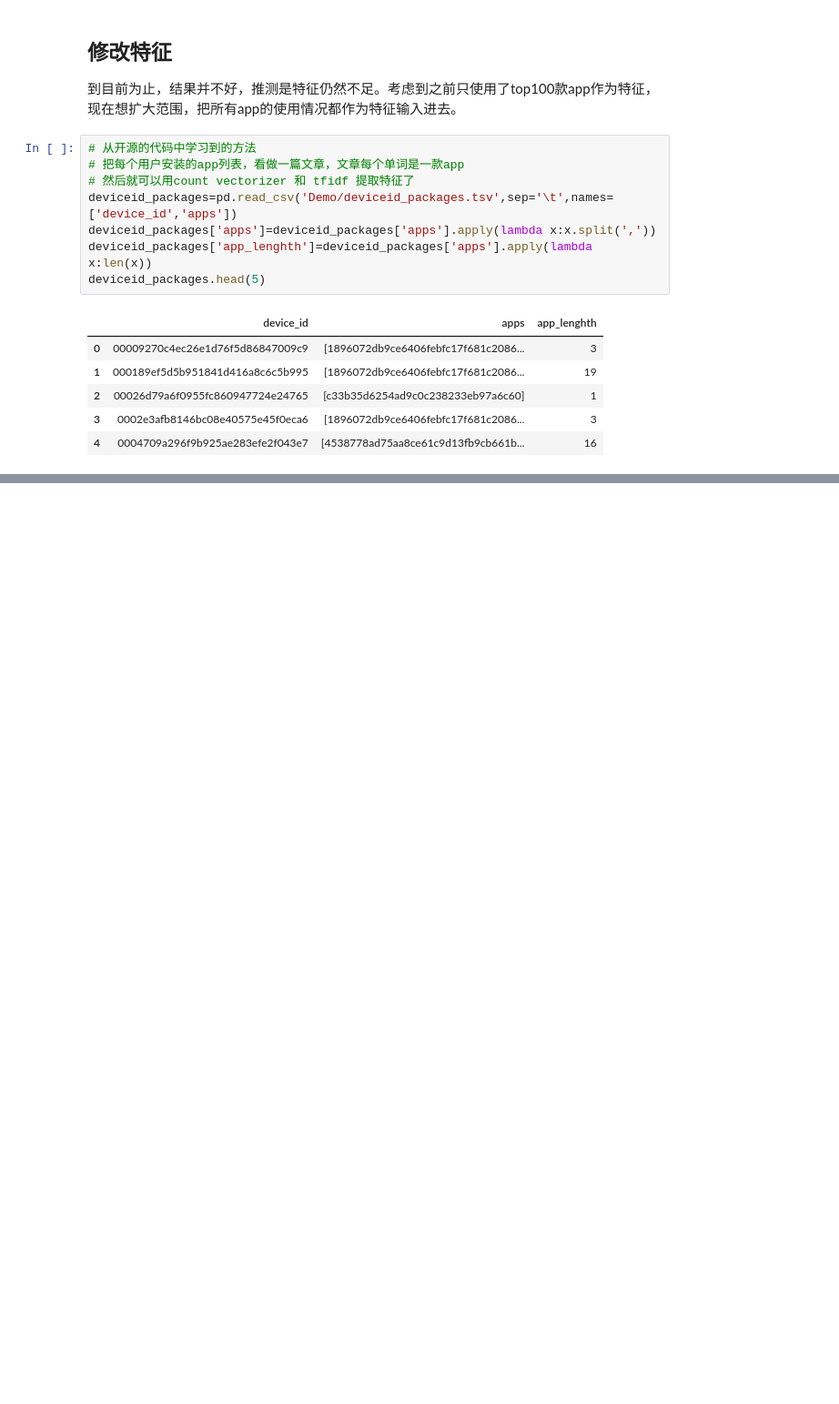
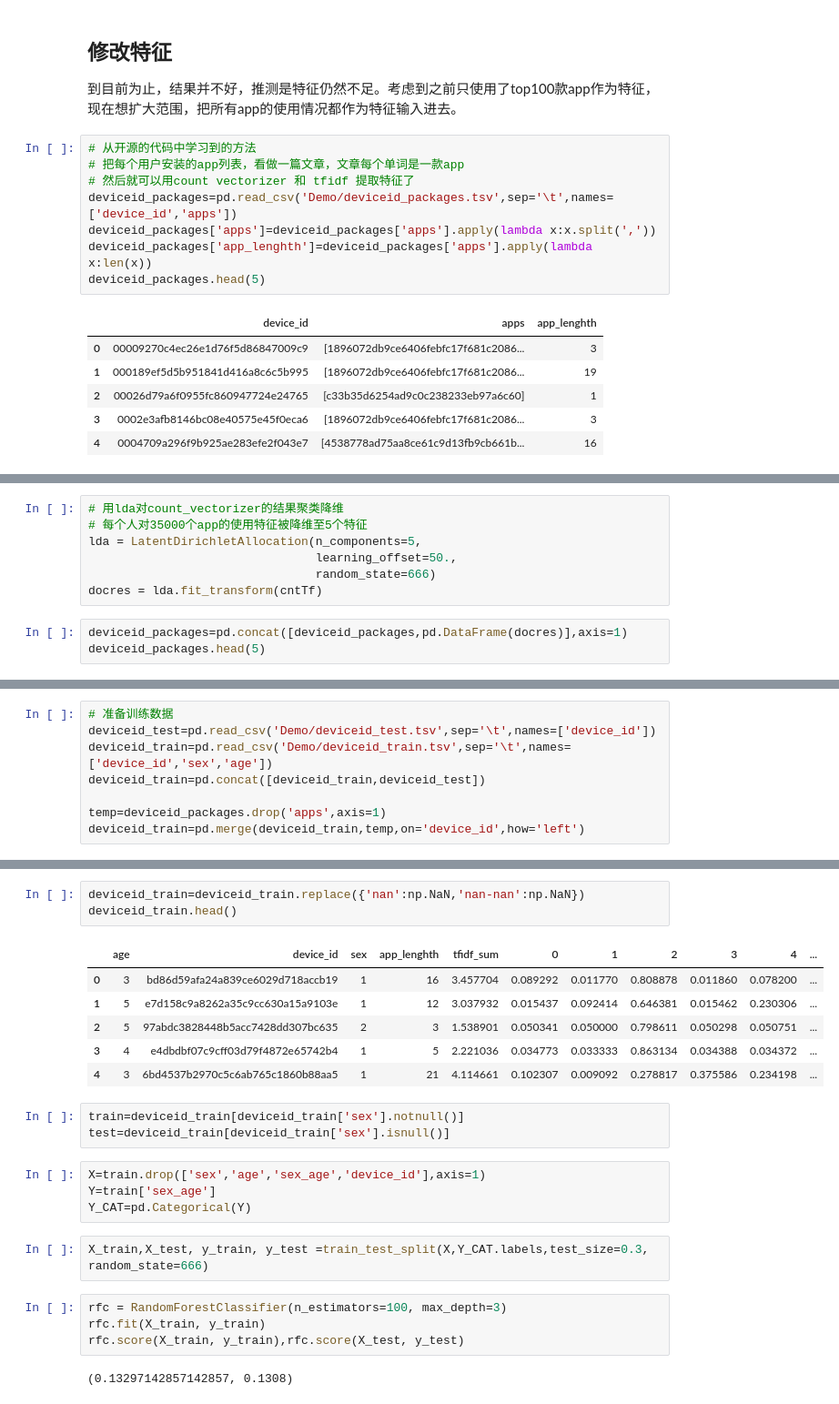
Before and after one commit to miangangzhen/YiGuanCompetition, a Jupyter notebook: Main.ipynb, the cells around one changed output, grey strips where cells are left out. Shown at 91% size. Saved outputs shown, nothing was run; the diff lists cells and outputs as text; blank space fills up the shorter version.

```diff
--- a/Main.ipynb
+++ b/Main.ipynb
@@ -632,0 +654,10 @@ MemoryError:
+# %%
+# 用lda对count_vectorizer的结果聚类降维
+# 每个人对35000个app的使用特征被降维至5个特征
+lda = LatentDirichletAllocation(n_components=5,
+                                learning_offset=50.,
+                                random_state=666)
+docres = lda.fit_transform(cntTf)
+# %%
+deviceid_packages=pd.concat([deviceid_packages,pd.DataFrame(docres)],axis=1)
+deviceid_packages.head(5)
@@ -632,0 +671,8 @@ MemoryError:
+# %%
+# 准备训练数据
+deviceid_test=pd.read_csv('Demo/deviceid_test.tsv',sep='\t',names=['device_id'])
+deviceid_train=pd.read_csv('Demo/deviceid_train.tsv',sep='\t',names=['device_id','sex','age'])
+deviceid_train=pd.concat([deviceid_train,deviceid_test])
+
+temp=deviceid_packages.drop('apps',axis=1)
+deviceid_train=pd.merge(deviceid_train,temp,on='device_id',how='left')
@@ -632,0 +690,25 @@ MemoryError:
+# %%
+deviceid_train=deviceid_train.replace({'nan':np.NaN,'nan-nan':np.NaN})
+deviceid_train.head()
+# %% [output]
+|  | age | device_id | sex | app_lenghth | tfidf_sum | 0 | 1 | 2 | 3 | 4 | ... |
+| 0 | 3 | bd86d59afa24a839ce6029d718accb19 | 1 | 16 | 3.457704 | 0.089292 | 0.011770 | 0.808878 | 0.011860 | 0.078200 | ... |
+| 1 | 5 | e7d158c9a8262a35c9cc630a15a9103e | 1 | 12 | 3.037932 | 0.015437 | 0.092414 | 0.646381 | 0.015462 | 0.230306 | ... |
+| 2 | 5 | 97abdc3828448b5acc7428dd307bc635 | 2 | 3 | 1.538901 | 0.050341 | 0.050000 | 0.798611 | 0.050298 | 0.050751 | ... |
+| 3 | 4 | e4dbdbf07c9cff03d79f4872e65742b4 | 1 | 5 | 2.221036 | 0.034773 | 0.033333 | 0.863134 | 0.034388 | 0.034372 | ... |
+| 4 | 3 | 6bd4537b2970c5c6ab765c1860b88aa5 | 1 | 21 | 4.114661 | 0.102307 | 0.009092 | 0.278817 | 0.375586 | 0.234198 | ... |
+# %%
+train=deviceid_train[deviceid_train['sex'].notnull()]
+test=deviceid_train[deviceid_train['sex'].isnull()]
+# %%
+X=train.drop(['sex','age','sex_age','device_id'],axis=1)
+Y=train['sex_age']
+Y_CAT=pd.Categorical(Y)
+# %%
+X_train,X_test, y_train, y_test =train_test_split(X,Y_CAT.labels,test_size=0.3, random_state=666)
+# %%
+rfc = RandomForestClassifier(n_estimators=100, max_depth=3)
+rfc.fit(X_train, y_train)
+rfc.score(X_train, y_train),rfc.score(X_test, y_test)
+# %% [output]
+(0.13297142857142857, 0.1308)
```
Also changed, not shown: parts of 17 cells of this notebook.
